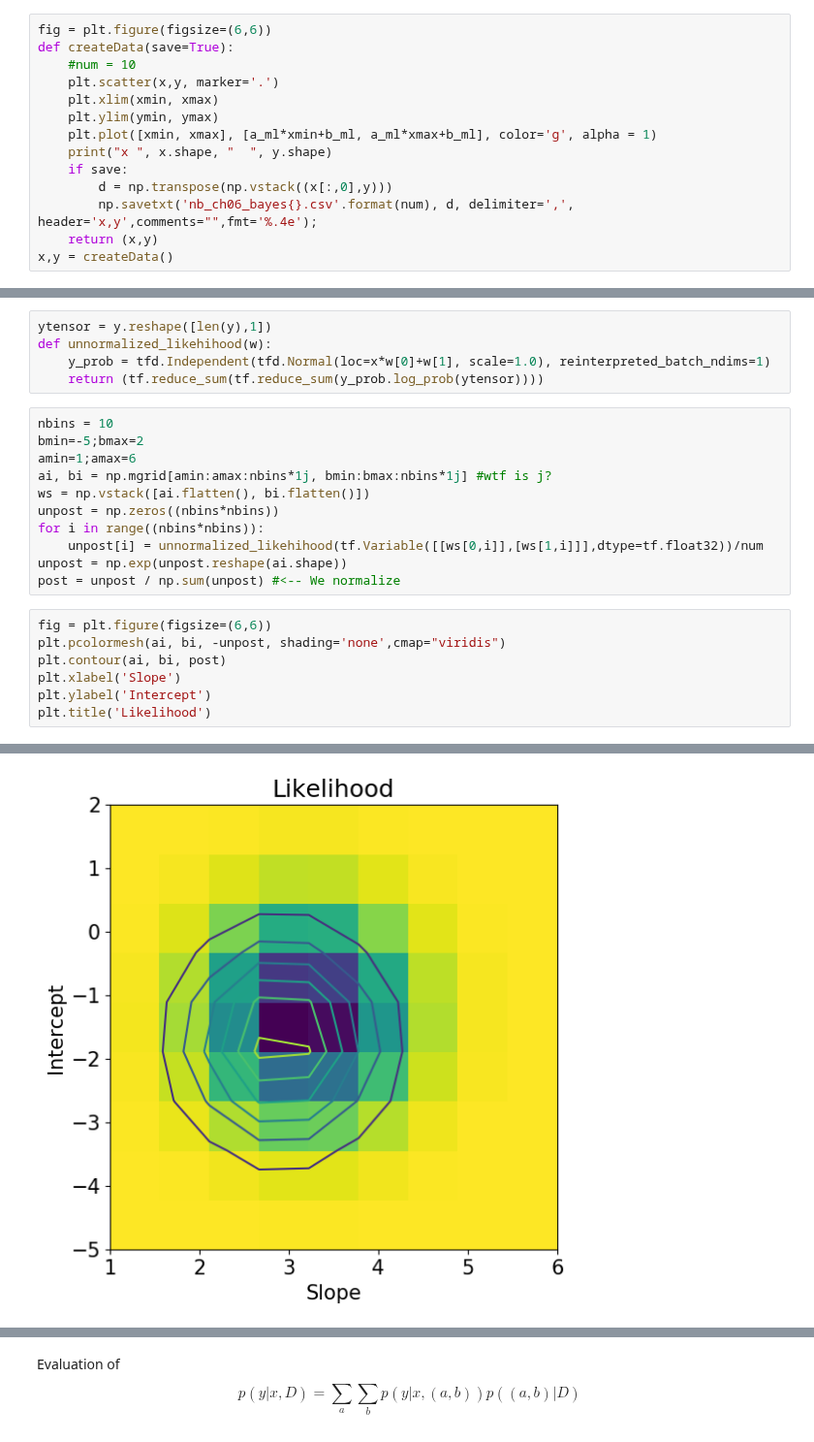
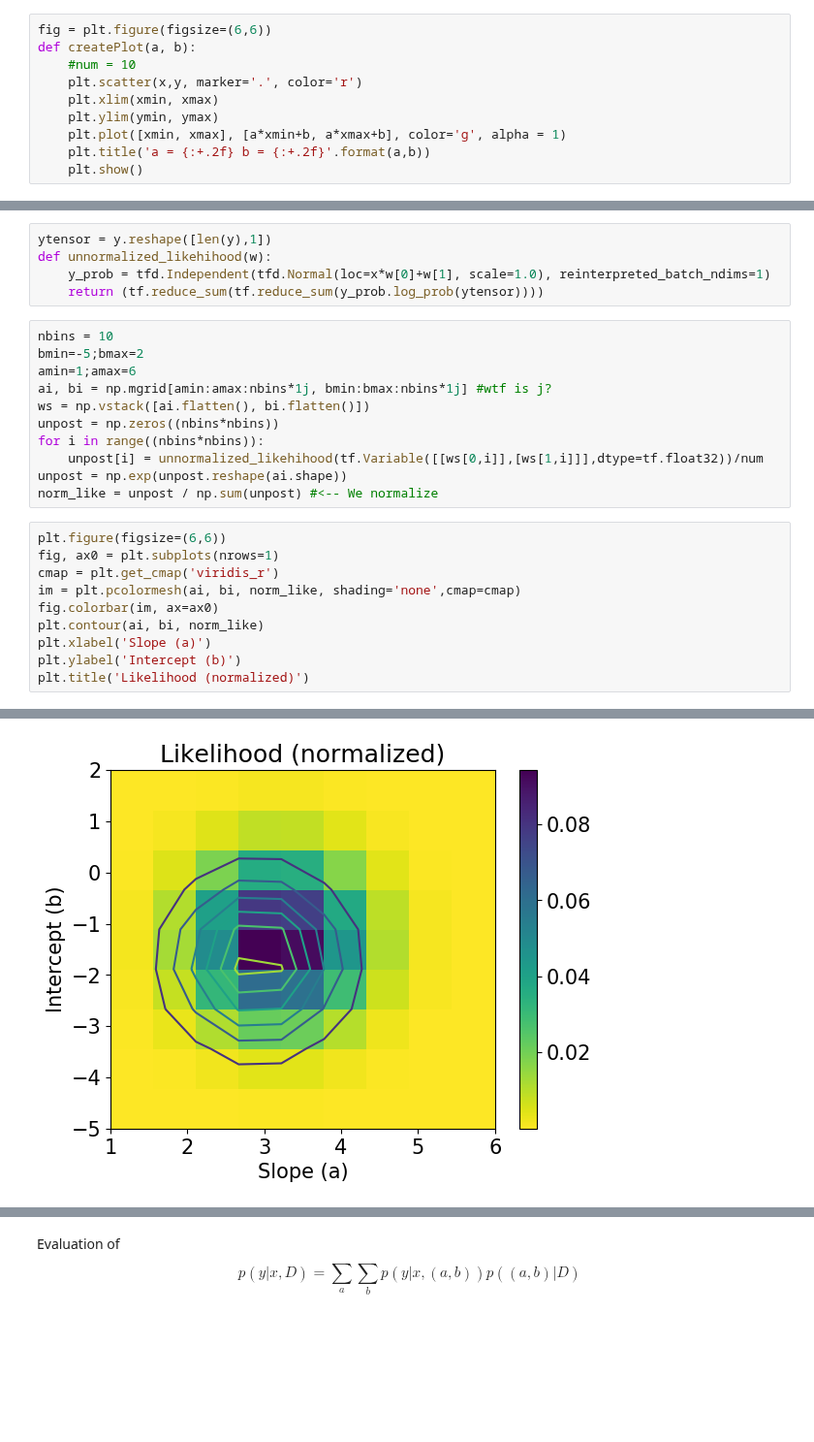
Before and after one commit to tensorchiefs/dl_book, a Jupyter notebook: chapter_06/nb_ch06_bayes.ipynb, the cells around one changed output, grey strips where cells are left out. Shown at 97% size. Cells and saved outputs as stored; diff of their text form; blank space fills up the shorter version.

Commit message:
Using Contour Plots instead of imshow

```diff
--- a/chapter_06/nb_ch06_bayes.ipynb
+++ b/chapter_06/nb_ch06_bayes.ipynb
@@ -72,16 +76,12 @@ Coefficients:
 ### Creation of the data set
 # %%
 fig = plt.figure(figsize=(6,6))
-def createData(save=True):
+def createPlot(a, b):
     #num = 10
-    plt.scatter(x,y, marker='.')
+    plt.scatter(x,y, marker='.', color='r')
     plt.xlim(xmin, xmax)
     plt.ylim(ymin, ymax)
-    plt.plot([xmin, xmax], [a_ml*xmin+b_ml, a_ml*xmax+b_ml], color='g', alpha = 1)
-    print("x ", x.shape, "  ", y.shape)
-    if save:
-        d = np.transpose(np.vstack((x[:,0],y)))
-        np.savetxt('nb_ch06_bayes{}.csv'.format(num), d, delimiter=',', header='x,y',comments="",fmt='%.4e');
-    return (x,y)
-x,y = createData()
+    plt.plot([xmin, xmax], [a*xmin+b, a*xmax+b], color='g', alpha = 1)
+    plt.title('a = {:+.2f} b = {:+.2f}'.format(a,b))
+    plt.show()
 # %% [output]
@@ -147,12 +170,15 @@ unpost = np.zeros((nbins*nbins))
 for i in range((nbins*nbins)):
     unpost[i] = unnormalized_likehihood(tf.Variable([[ws[0,i]],[ws[1,i]]],dtype=tf.float32))/num
 unpost = np.exp(unpost.reshape(ai.shape))
-post = unpost / np.sum(unpost) #<-- We normalize
+norm_like = unpost / np.sum(unpost) #<-- We normalize
 # %%
-fig = plt.figure(figsize=(6,6))
-plt.pcolormesh(ai, bi, -unpost, shading='none',cmap="viridis")
-plt.contour(ai, bi, post)
-plt.xlabel('Slope')
-plt.ylabel('Intercept')
-plt.title('Likelihood')
+plt.figure(figsize=(6,6))
+fig, ax0 = plt.subplots(nrows=1)
+cmap = plt.get_cmap('viridis_r')
+im = plt.pcolormesh(ai, bi, norm_like, shading='none',cmap=cmap)
+fig.colorbar(im, ax=ax0)
+plt.contour(ai, bi, norm_like)
+plt.xlabel('Slope (a)')
+plt.ylabel('Intercept (b)')
+plt.title('Likelihood (normalized)')
 # %% [output]
@@ -160,4 +187,4 @@ Text(0.5, 1.0, 'Likelihood')
-[figure, old version]
+[figure, new version]
 # %%
 def toBin(a, amin, amax):
     a = np.clip(a, amin, amax)
```
Also changed, not shown: parts of 20 cells of this notebook.
